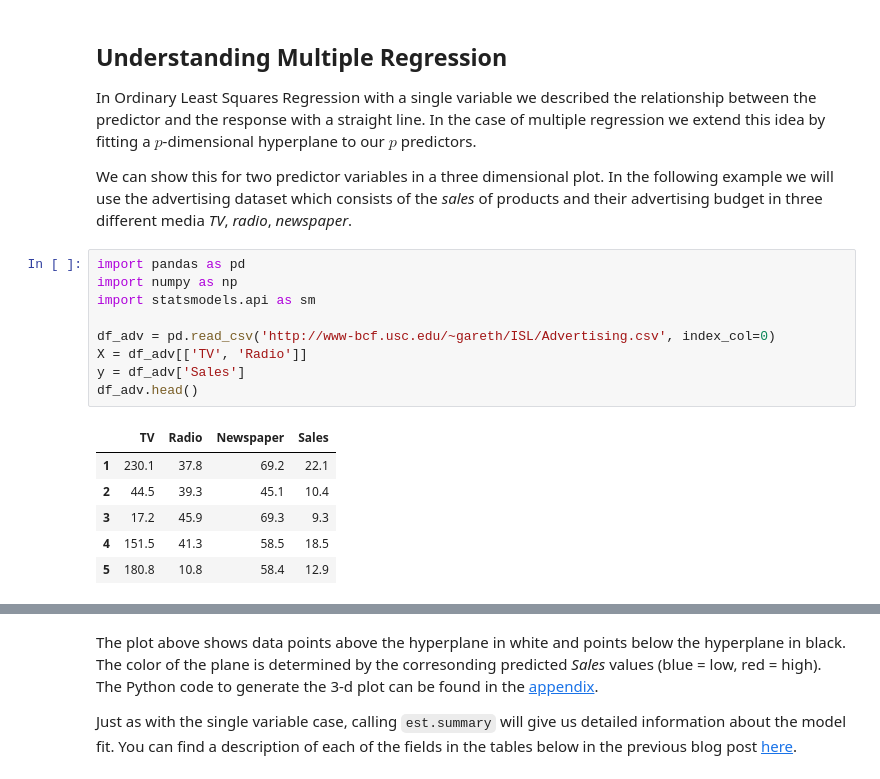
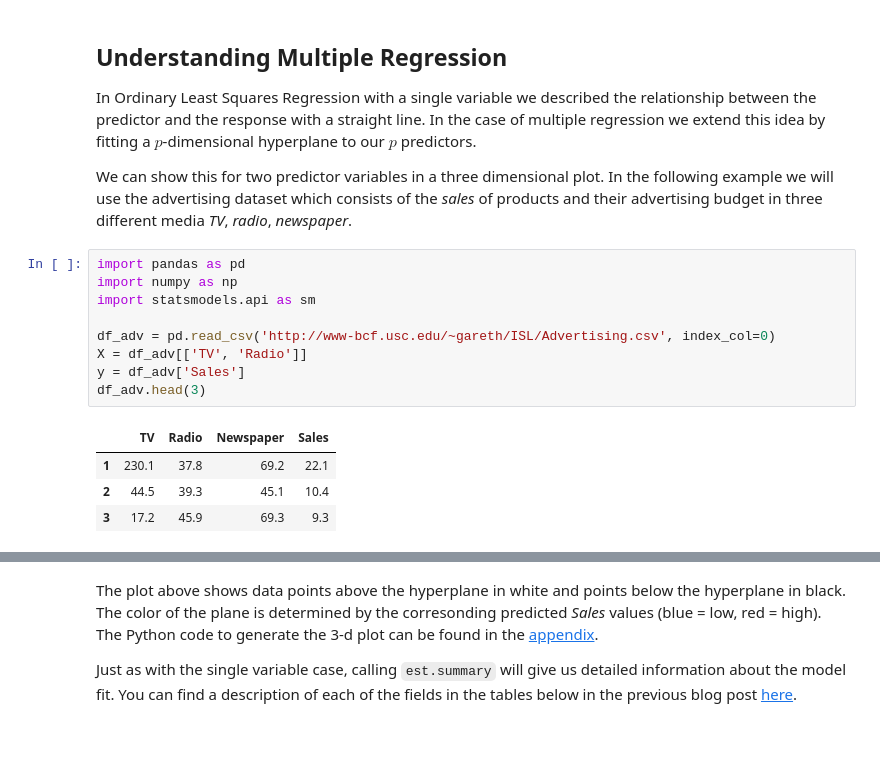
Before and after one commit to tomdyq/machine-learning-course, a Jupyter notebook: unit1-regression/notebook/multiple_regression_in_python.ipynb, the cells around one changed output, grey strips where cells are left out. Cells and saved outputs as stored; diff of their text form; blank space fills up the shorter version.

```diff
--- a/unit1-regression/notebook/multiple_regression_in_python.ipynb
+++ b/unit1-regression/notebook/multiple_regression_in_python.ipynb
@@ -15,19 +15,17 @@ We can show this for two predictor variables in a three dimensional plot. In the
 # %%
 import pandas as pd
 import numpy as np
 import statsmodels.api as sm
 
 df_adv = pd.read_csv('http://www-bcf.usc.edu/~gareth/ISL/Advertising.csv', index_col=0)
 X = df_adv[['TV', 'Radio']]
 y = df_adv['Sales']
-df_adv.head()
+df_adv.head(3)
 # %% [output]
 |  | TV | Radio | Newspaper | Sales |
 | 1 | 230.1 | 37.8 | 69.2 | 22.1 |
 | 2 | 44.5 | 39.3 | 45.1 | 10.4 |
 | 3 | 17.2 | 45.9 | 69.3 | 9.3 |
-| 4 | 151.5 | 41.3 | 58.5 | 18.5 |
-| 5 | 180.8 | 10.8 | 58.4 | 12.9 |
 # %% [markdown]
 The multiple regression model describes the response as a weighted sum of the predictors:
 
```
Also changed, not shown: parts of 3 cells of this notebook, 10 other files.
